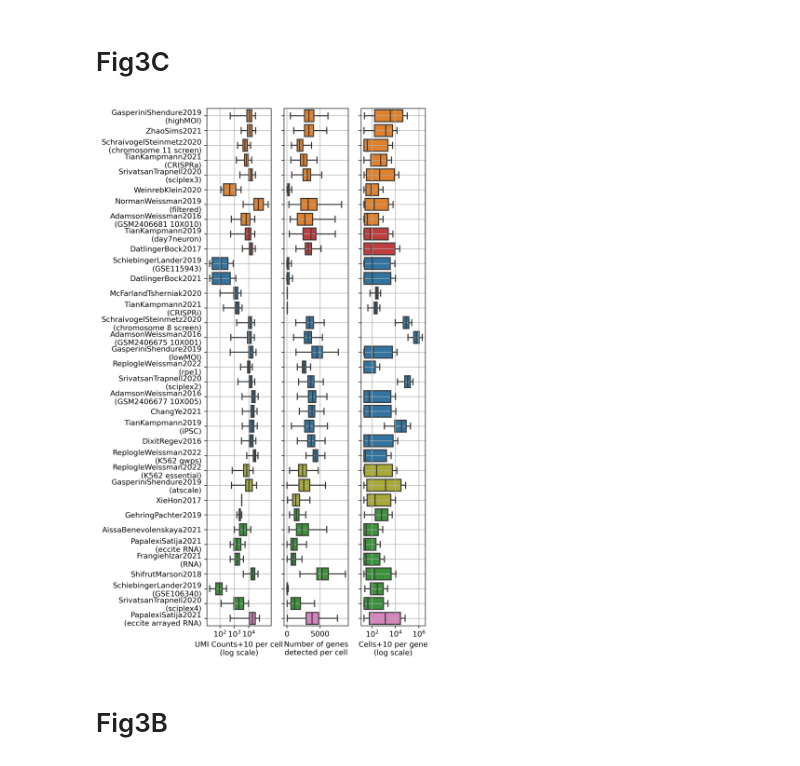
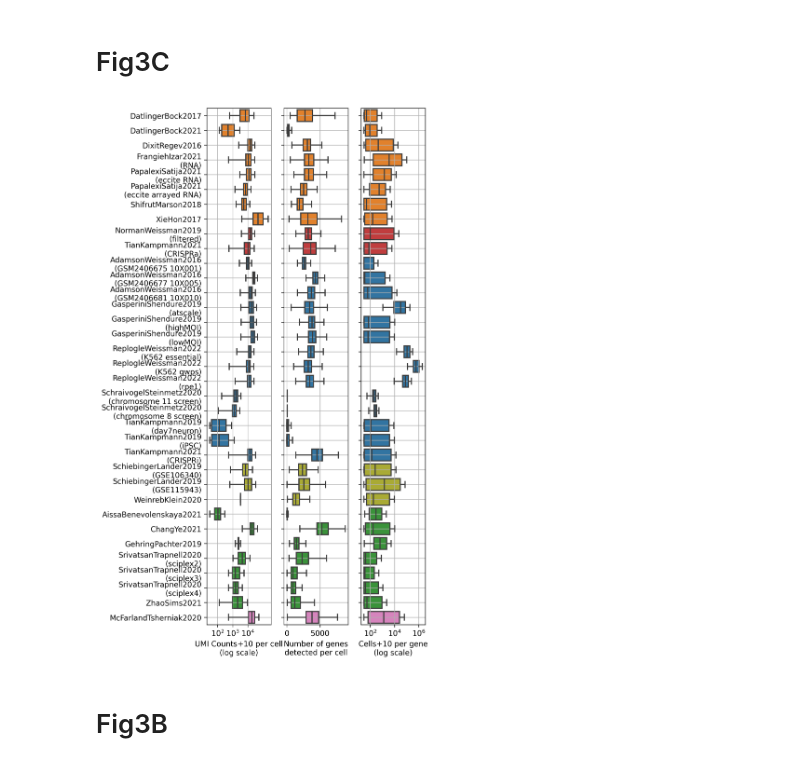
Before and after one commit to sanderlab/scPerturb, a Jupyter notebook: notebooks/Fig3-updated.ipynb, the cells around one changed output. Cells and saved outputs as stored; diff of their text form; code cells hidden in the pictures.

```diff
--- a/notebooks/Fig3-updated.ipynb
+++ b/notebooks/Fig3-updated.ipynb
@@ -27,26 +28,11 @@ dayfirst = True
 # %% [markdown]
 # Load Data
 # %%
-# get indecs of dataset
+# get index of datasets
 h5_files = {}
 for path, subdirs, files in os.walk(data_path):
     for name in files:
-        if '.h5' in name: h5_files[name.split('.h5')[0]] = os.path.join(path, name)
-#del h5_files['exampledataset']
-#del h5_files['NormanWeissman2019_raw']
-# exclude protein datasets
-del h5_files['PapalexiSatija2021_eccite_arrayed_protein']
-del h5_files['PapalexiSatija2021_eccite_protein']
-del h5_files['FrangiehIzar2021_protein']
-# exclude scATAC-seq datasets
-#del h5_files['gene_scores']
-#del h5_files['peak_bc']
-#del h5_files['ChromVar']
-#del h5_files['LSI_embedding']
-#del h5_files['markerpeak_target']
-# buggy?
-# del h5_files['XieHon2017']
-
+        if '.h5' in name and 'protein' not in name:
+            h5_files[name.split('.h5')[0]] = os.path.join(path, name)
 datasets = list(h5_files.keys())
-print(len(datasets))
-print(datasets)
+# print(len(datasets))
@@ -61,9 +44,8 @@ for name, path in tqdm(h5_files.items(), leave=False):
     obses[name] = pd.read_csv(os.path.dirname(path)+'/obs.csv')
     vares[name] = pd.read_csv(os.path.dirname(path)+'/var.csv')
 # %%
-# This is the excel table on the datasets
-#metadata = pd.read_excel('../metadata/scperturb_dataset_info_180822.xlsx', index_col=0)
-metadata= pd.read_csv("../metadata/scperturb_dataset_info.csv", index_col=0)
+# This is the excel table on the datasets (metadata)
+metadata= pd.read_csv("../metadata/scperturb_dataset_info_140922.csv", index_col=0)
 metadata['dataset_id'] = [i if pd.isna(x) else f'{i}_{x}' for i, x in zip(metadata.index, metadata.dataset_index)]
 metadata = metadata.set_index('dataset_id')
 metadata.head()
@@ -113,14 +94,14 @@ df_.dataset = df_.dataset.replace({'McFarlandTshemiak2020_all_expts_combined': '
 # %%
 # add more detailed perturbation_type annotation
 df['perturbation_type_'] = None
-for dataset in pd.unique(df.dataset):
+for dataset in tqdm(pd.unique(df.dataset)):
     val = metadata.loc[dataset, 'Perturbation'].replace(', TCR stim', '')
     df.loc[df.dataset==dataset, 'perturbation_type_'] = val
     df_.loc[df_.dataset==dataset, 'perturbation_type_'] = val
 # %%
-odf = df.value_counts(['dataset', 'perturbation_type_'], sort=False)
-odf = odf.reset_index().drop(0,axis=1).sort_values('perturbation_type_')
-order = odf.dataset
+# sort boxes by perturbation type and within perturbation types sort by name
+counts = df.value_counts(['dataset', 'perturbation_type_'], sort=False).reset_index()
+order = counts.sort_values(['perturbation_type_', 'dataset'], ascending=True).dataset.values
 # %%
 # set colors
 colors_perturbation_types = {
@@ -160,35 +141,35 @@ ax.set_xticks([1e2, 1e3, 1e4])
 
 # Second row ngenes
 ax = axs[1]
 bp = sns.boxplot(data=df, y='dataset', x='ngenes', ax=ax, **kwargs)
 ax.set_xlabel('Number of genes\ndetected per cell')
 # ax.set_title('Genes Expressed')
 ax.set_ylabel('')
 ax.grid()
 bp.legend_.remove()
 
 # Third row ncells
 ax = axs[2]
 df_['ncells'] += pseudocounts
 bp = sns.boxplot(data=df_, y='dataset', x='ncells', ax=ax, **kwargs)
 ax.set_xlabel(f'Cells+{pseudocounts} per gene\n(log scale)')
 ax.set_xscale('log')
 ax.set_ylabel('')
 ax.grid()
 ax.set_xticks([1e2, 1e4, 1e6])
 bp.legend_.remove()
 
 # xticks and labels
-dataset_names = obses.keys()
+dataset_names = order
 dataset_names = [x.replace('TAP_SCREEN__', '') for x in dataset_names]
 dataset_names = [x.replace('_', '\n(', 1)+')' if '_' in x else x for x in dataset_names]
 dataset_names = [x.replace('_', ' ') for x in dataset_names]
 axs[-1].set_yticks(np.arange(len(dataset_names)))
 axs[-1].set_yticklabels(dataset_names, rotation=90)
 pl.savefig(f'{figure_path}/Fig3C_updated.pdf', bbox_inches='tight')
 pl.show()
 # %% [output]
-[figure, old version]
+[figure, new version]
 # %% [markdown]
 # Fig3B
 # %%
```
Also changed, not shown: parts of 5 cells of this notebook, 19 other files.
